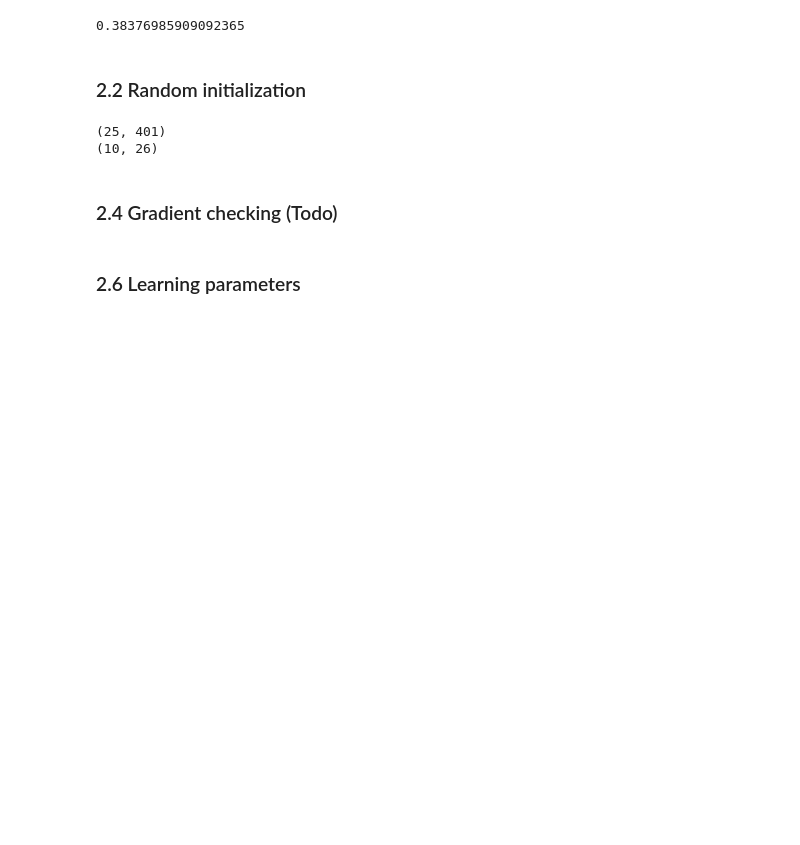
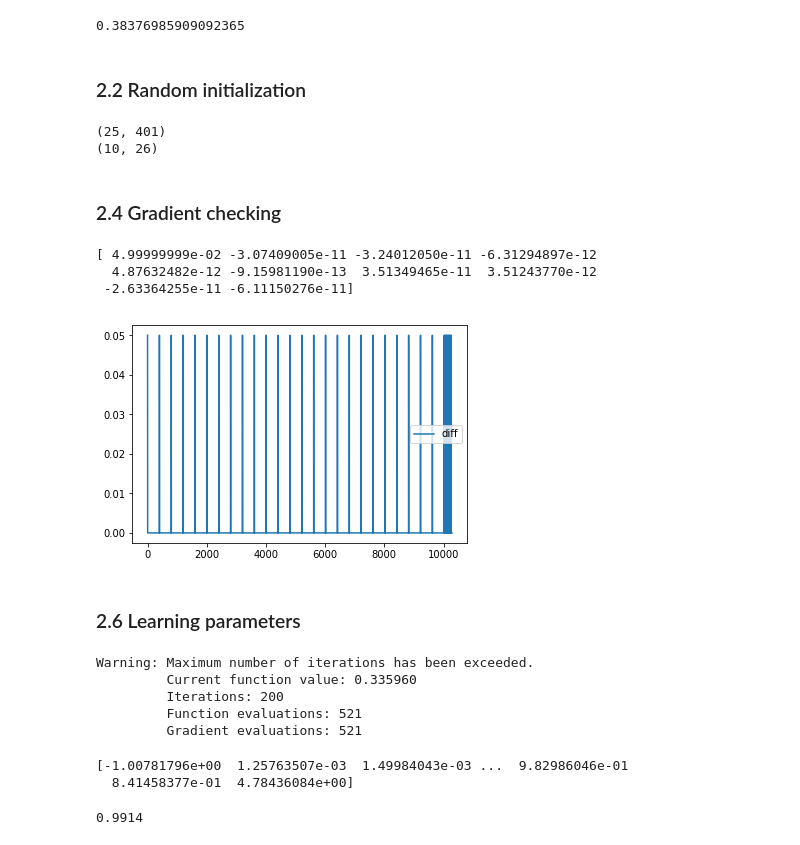
Before and after one commit to CNRio/Machine-Learning-Andrew-Ng, a Jupyter notebook: HW4 - Neural Network Learning/ex4.ipynb, the cells around one changed output. Drawn from its saved outputs; the diff is of its cells as text; code cells hidden in the pictures; blank space fills up the shorter version.

```diff
--- a/HW4 - Neural Network Learning/ex4.ipynb
+++ b/HW4 - Neural Network Learning/ex4.ipynb
@@ -92,9 +128,7 @@ def sigmoid(x, derivative=False):
 # %%
-def nn_cost_function(nn_params, input_layer_size, hidden_layer_size, num_labels, X, y, lamb):
-    # Part 1,3 Feedforward
+def nn_gradient(nn_params, input_layer_size, hidden_layer_size, num_labels, X, y, lamb):
     m = len(y)
-    theta_1 = nn_params[:hidden_layer_size*(input_layer_size+1)].reshape(hidden_layer_size, input_layer_size+1)
-    theta_2 = nn_params[hidden_layer_size*(input_layer_size+1):].reshape(num_labels, hidden_layer_size+1)
+    theta_1, theta_2 = roll(nn_params, input_layer_size, hidden_layer_size, num_labels)
 
     a1 = np.c_[np.ones((X.shape[0],1)), X] # 5000*401
 
@@ -103,12 +137,9 @@ def nn_cost_function(nn_params, input_layer_size, hidden_layer_size, num_labels,
 
     z3 = a2.dot(theta_2.T) # 5000*10
     a3 = sigmoid(z3) # 5000*10
+
     y_matrix = pd.get_dummies(y.ravel()).values # 5000*10
-    # Outer product since y_matrix is dummy matrix
-    J = -1*(1/m)*np.sum(y_matrix*np.log(a3) + (1-y_matrix)*np.log(1-a3)) + \
-        (lamb/(2*m))*(np.sum(np.square(theta_1[:,1:])) + np.sum(np.square(theta_2[:,1:])))
 
-    # Part 2 Backpropagation
     d3 = a3 - y_matrix # 5000*10
     d2 = d3.dot(theta_2[:,1:])*sigmoid(z2, True) # 5000*25
 
@@ -121,9 +152,9 @@ def nn_cost_function(nn_params, input_layer_size, hidden_layer_size, num_labels,
     theta1_grad = delta_1/m + (lamb/m)*theta1_
     theta2_grad = delta_2/m + (lamb/m)*theta2_
 
-    return J, theta1_grad, theta2_grad
+    return unroll(theta1_grad, theta2_grad)
 # %%
-nn_params = np.r_[theta_1.flatten(), theta_2.flatten()]
+nn_params = unroll(theta_1, theta_2)
 input_layer_size = 400
 hidden_layer_size = 25
 num_labels = 10
@@ -153,27 +183,39 @@ print(theta_2_init.shape)
 (25, 401)
 (10, 26)
 # %% [markdown]
-### 2.4 Gradient checking (Todo)
+### 2.4 Gradient checking
 # %%
-def compute_numerical_gradient(J, theta):
-    # theta should be unrolled to 1*m vector
-    m = len(theta)
-    numgrad = np.zeros((m, 1))
-    perturb = np.zeros((m, 1))
+def compute_numerical_gradient(nn_params, input_layer_size, hidden_layer_size, num_labels, X, y, lamb):
+    m = len(nn_params)
+    numgrad = np.zeros(m)
+    perturb = np.zeros(m)
     e = 1e-4
     for p in range(m):
         # Set perturbation vector
         perturb[p] = e
-        loss1 = J(theta - perturb)
-        loss2 = J(theta + perturb)
+
+        loss1 = nn_cost_function(nn_params - perturb, input_layer_size, hidden_layer_size, num_labels, X, y, lamb)
+        loss2 = nn_cost_function(nn_params + perturb, input_layer_size, hidden_layer_size, num_labels, X, y, lamb)
         numgrad[p] = (loss2 - loss1)/(2*e)
         perturb[p] = 0
 
     return numgrad
 # %%
 def check_nn_gradients(nn_params, input_layer_size, hidden_layer_size, num_labels, X, y, lamb=1):
-    J, theta1_grad, theta2_grad = nn_cost_function(nn_params, input_layer_size, hidden_layer_size, num_labels, X, y, lamb=1)
-    grad = np.r_[theta1_grad.flatten(), theta2_grad.flatten()]
-    numgrad = compute
+    grad = nn_gradient(nn_params, input_layer_size, hidden_layer_size, num_labels, X, y, lamb=1)
+    numgrad = compute_numerical_gradient(nn_params, input_layer_size, hidden_layer_size, num_labels, X, y, lamb)
+
+    diff = grad - numgrad
+    print(diff[:10])
+    plt.plot(diff, label='diff')
+    plt.legend()
+    plt.show()
+# %%
+check_nn_gradients(nn_params, input_layer_size, hidden_layer_size, num_labels, X[:20], y[:20], lamb=1)
+# %% [output]
+[ 4.99999999e-02 -3.07409005e-11 -3.24012050e-11 -6.31294897e-12
+  4.87632482e-12 -9.15981190e-13  3.51349465e-11  3.51243770e-12
+ -2.63364255e-11 -6.11150276e-11]
+[figure, added]
 # %% [markdown]
 ### 2.6 Learning parameters
@@ -181,0 +222,15 @@ res = minimize(lr_cost_function, theta, method='BFGS', jac=lr_gradient, args=(X,
+# %%
+nn_params_init = unroll(theta_1_init, theta_2_init)
+res = minimize(nn_cost_function, nn_params_init, method='CG', jac=nn_gradient, \
+               args=(input_layer_size, hidden_layer_size, num_labels, X, y, 1), options={'maxiter': 200,'disp': True})
+# %% [output]
+Warning: Maximum number of iterations has been exceeded.
+         Current function value: 0.335960
+         Iterations: 200
+         Function evaluations: 521
+         Gradient evaluations: 521
+# %%
+print(res.x)
+# %% [output]
+[-1.00781796e+00  1.25763507e-03  1.49984043e-03 ...  9.82986046e-01
+  8.41458377e-01  4.78436084e+00]
@@ -181,0 +248,5 @@ res = minimize(lr_cost_function, theta, method='BFGS', jac=lr_gradient, args=(X,
+# %%
+pred = predict_nn(res.x, X)
+evaluate(y, pred)
+# %% [output]
+0.9914
```
Also changed, not shown: parts of 16 cells of this notebook, 1 other file.
